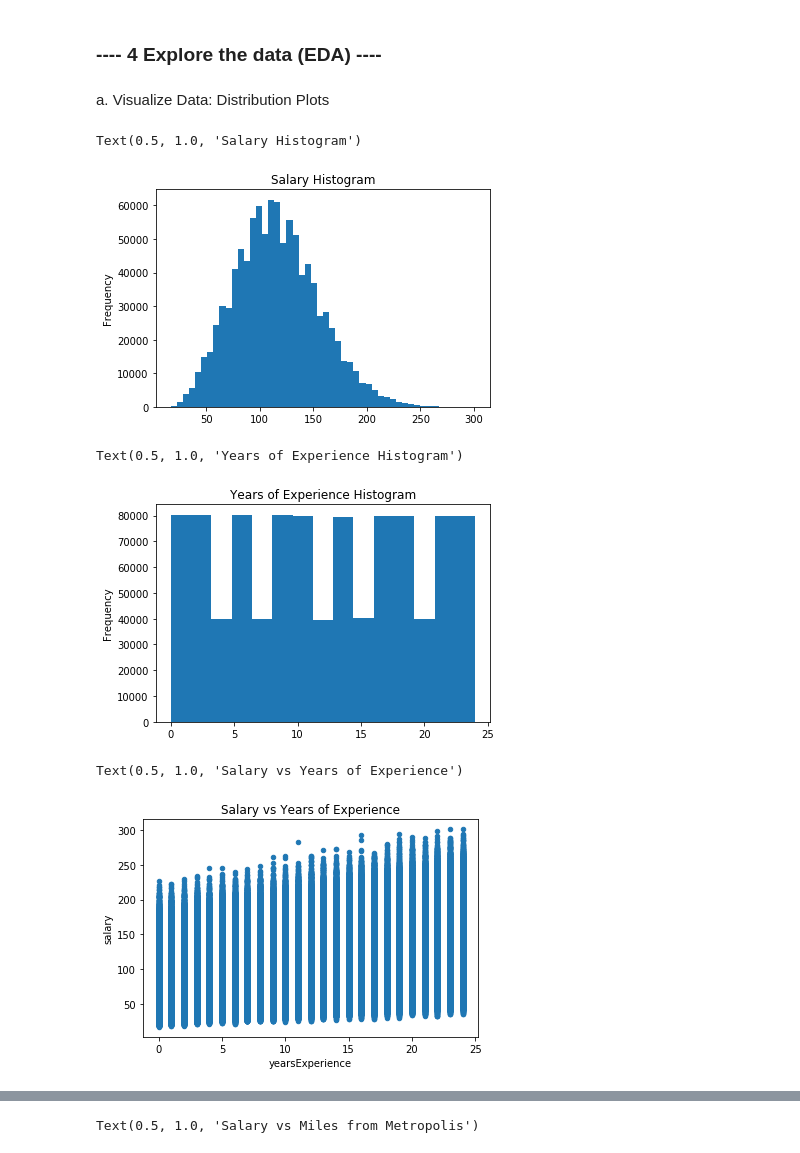
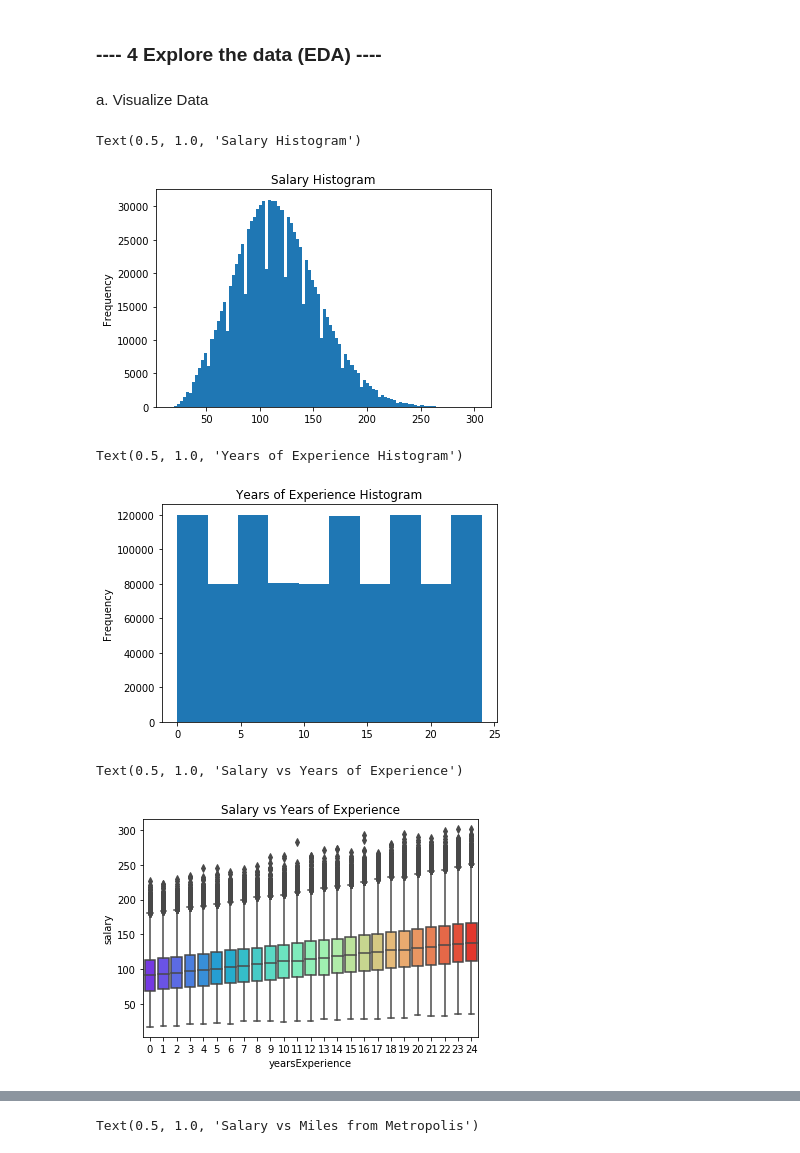
Before and after one commit to ajkiplagat/salaryPredictionPortfolio, a Jupyter notebook: First Portfolio Project.ipynb, the cells around one changed output, grey strips where cells are left out. Drawn from its saved outputs; the diff is of its cells as text; code cells hidden in the pictures.

```diff
--- a/First Portfolio Project.ipynb
+++ b/First Portfolio Project.ipynb
@@ -170,24 +198,24 @@ memory usage: 76.3+ MB
 # %% [markdown]
-a. Visualize Data: Distribution Plots
+a. Visualize Data
 # %%
 #Summary of Target Variable: Salary
-postings['salary'].plot.hist(bins=50)
+postings['salary'].plot.hist(bins=100)
 #sns.distplot(postings['salary'])
 plt.title('Salary Histogram')
 # %% [output]
 Text(0.5, 1.0, 'Salary Histogram')
-[figure, old version]
+[figure, new version]
 # %%
-postings['yearsExperience'].plot.hist(bins=15)
+postings['yearsExperience'].plot.hist(bins=10)
 #sns.distplot(postings['yearsExperience'],bins=10)
 plt.title('Years of Experience Histogram')
 # %% [output]
 Text(0.5, 1.0, 'Years of Experience Histogram')
-[figure, old version]
+[figure, new version]
 # %%
-postings.plot.scatter(x='yearsExperience',y='salary')
+sns.boxplot(x='yearsExperience',y='salary',data= postings,palette='rainbow')
 plt.title('Salary vs Years of Experience')
 # %% [output]
 Text(0.5, 1.0, 'Salary vs Years of Experience')
-[figure, old version]
+[figure, new version]
 # %%
```
Also changed, not shown: parts of 28 cells of this notebook.
